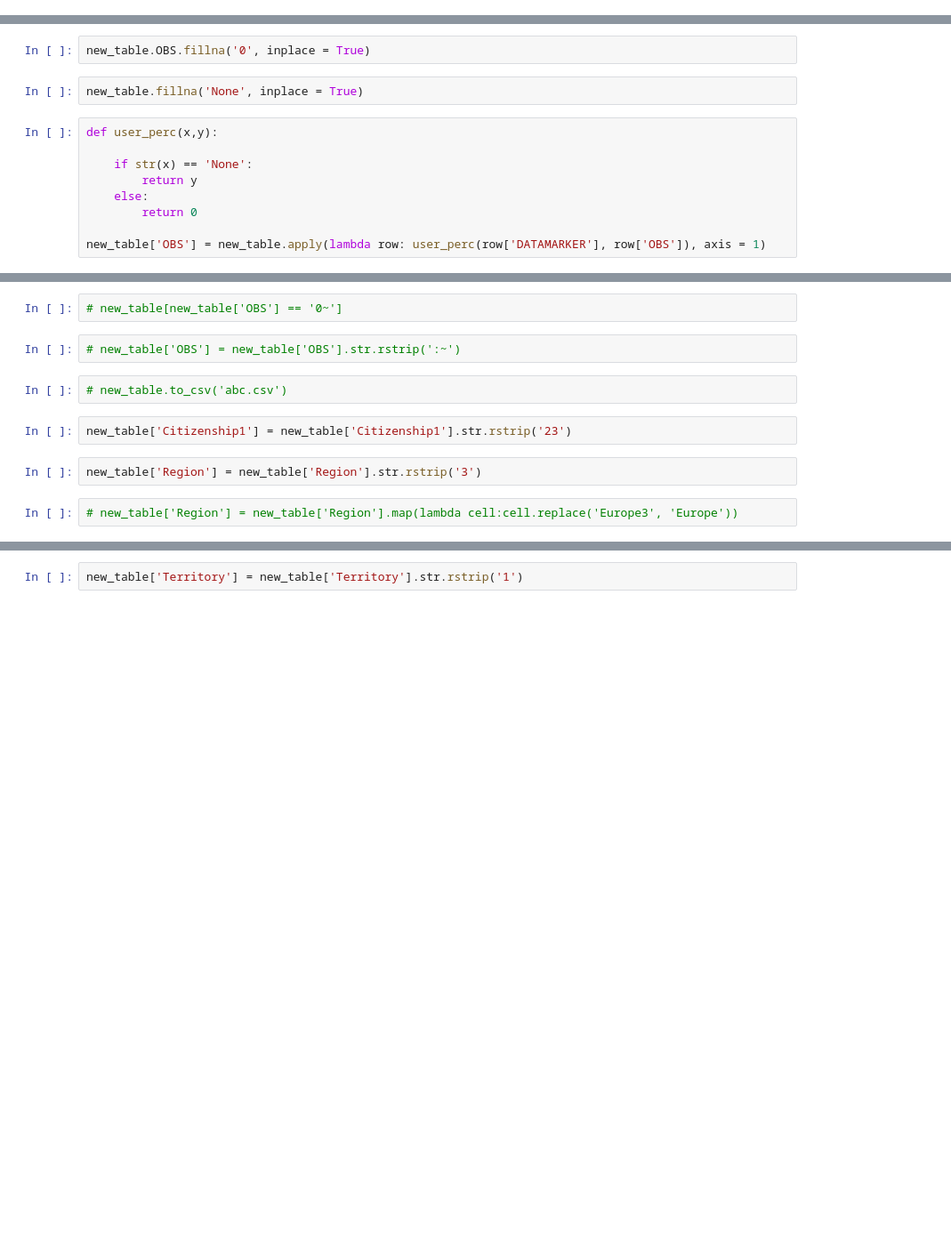
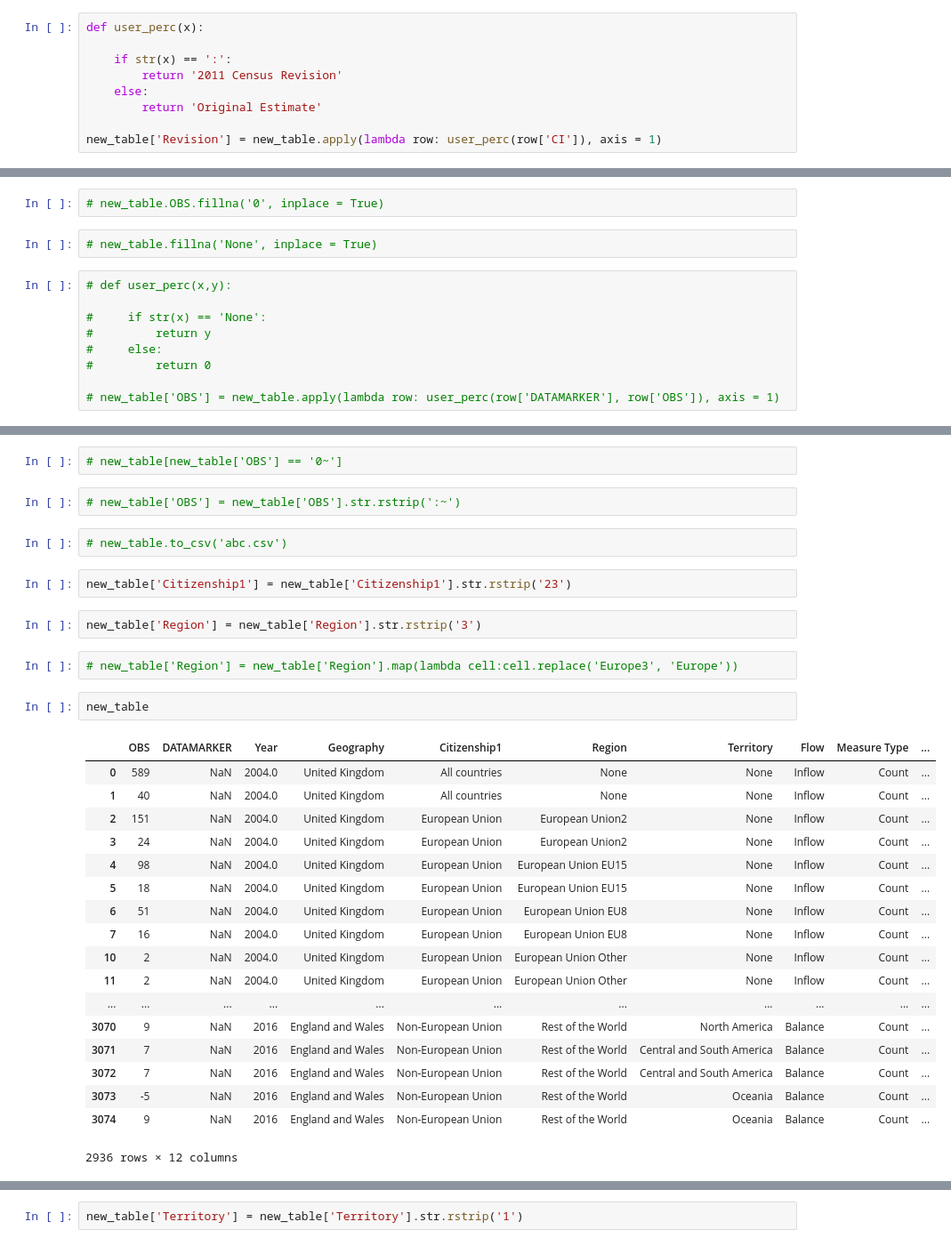
Before and after one commit to GSS-Cogs/ONS-LTIM-country-of-residence, a Jupyter notebook: Long-term international migration 2.02 next or last residence tidydata.ipynb, the cells around one changed output, grey strips where cells are left out. Shown at 89% size. Cells and saved outputs as stored; diff of their text form; blank space fills up the shorter version.

```diff
--- a/Long-term international migration 2.02 next or last residence tidydata.ipynb
+++ b/Long-term international migration 2.02 next or last residence tidydata.ipynb
@@ -171 +201,10 @@ dtype: object
+# %%
+def user_perc(x):
+
+    if str(x) == ':':
+        return '2011 Census Revision'
+    else:
+        return 'Original Estimate'
+
+new_table['Revision'] = new_table.apply(lambda row: user_perc(row['CI']), axis = 1)
 # %%
@@ -192,13 +212,13 @@ new_table[new_table['DATAMARKER'] != 'None']
 # %%
-new_table.OBS.fillna('0', inplace = True)
+# new_table.OBS.fillna('0', inplace = True)
 # %%
-new_table.fillna('None', inplace = True)
+# new_table.fillna('None', inplace = True)
 # %%
-def user_perc(x,y):
+# def user_perc(x,y):
 
-    if str(x) == 'None':
-        return y
-    else:
-        return 0
+#     if str(x) == 'None':
+#         return y
+#     else:
+#         return 0
 
-new_table['OBS'] = new_table.apply(lambda row: user_perc(row['DATAMARKER'], row['OBS']), axis = 1)
+# new_table['OBS'] = new_table.apply(lambda row: user_perc(row['DATAMARKER'], row['OBS']), axis = 1)
@@ -233,3 +240,24 @@ new_table['Citizenship1'] = new_table['Citizenship1'].str.rstrip('23')
 new_table['Region'] = new_table['Region'].str.rstrip('3')
 # %%
 # new_table['Region'] = new_table['Region'].map(lambda cell:cell.replace('Europe3', 'Europe'))
+# %%
+new_table
+# %% [output]
+|  | OBS | DATAMARKER | Year | Geography | Citizenship1 | Region | Territory | Flow | Measure Type | ... |
+| 0 | 589 | NaN | 2004.0 | United Kingdom | All countries | None | None | Inflow | Count | ... |
+| 1 | 40 | NaN | 2004.0 | United Kingdom | All countries | None | None | Inflow | Count | ... |
+| 2 | 151 | NaN | 2004.0 | United Kingdom | European Union | European Union2 | None | Inflow | Count | ... |
+| 3 | 24 | NaN | 2004.0 | United Kingdom | European Union | European Union2 | None | Inflow | Count | ... |
+| 4 | 98 | NaN | 2004.0 | United Kingdom | European Union | European Union EU15 | None | Inflow | Count | ... |
+| 5 | 18 | NaN | 2004.0 | United Kingdom | European Union | European Union EU15 | None | Inflow | Count | ... |
+| 6 | 51 | NaN | 2004.0 | United Kingdom | European Union | European Union EU8 | None | Inflow | Count | ... |
+| 7 | 16 | NaN | 2004.0 | United Kingdom | European Union | European Union EU8 | None | Inflow | Count | ... |
+| 10 | 2 | NaN | 2004.0 | United Kingdom | European Union | European Union Other | None | Inflow | Count | ... |
+| 11 | 2 | NaN | 2004.0 | United Kingdom | European Union | European Union Other | None | Inflow | Count | ... |
+| ... | ... | ... | ... | ... | ... | ... | ... | ... | ... | ... |
+| 3070 | 9 | NaN | 2016 | England and Wales | Non-European Union | Rest of the World | North America | Balance | Count | ... |
+| 3071 | 7 | NaN | 2016 | England and Wales | Non-European Union | Rest of the World | Central and South America | Balance | Count | ... |
+| 3072 | 7 | NaN | 2016 | England and Wales | Non-European Union | Rest of the World | Central and South America | Balance | Count | ... |
+| 3073 | -5 | NaN | 2016 | England and Wales | Non-European Union | Rest of the World | Oceania | Balance | Count | ... |
+| 3074 | 9 | NaN | 2016 | England and Wales | Non-European Union | Rest of the World | Oceania | Balance | Count | ... |
+2936 rows × 12 columns
```
Also changed, not shown: parts of 93 cells of this notebook.
